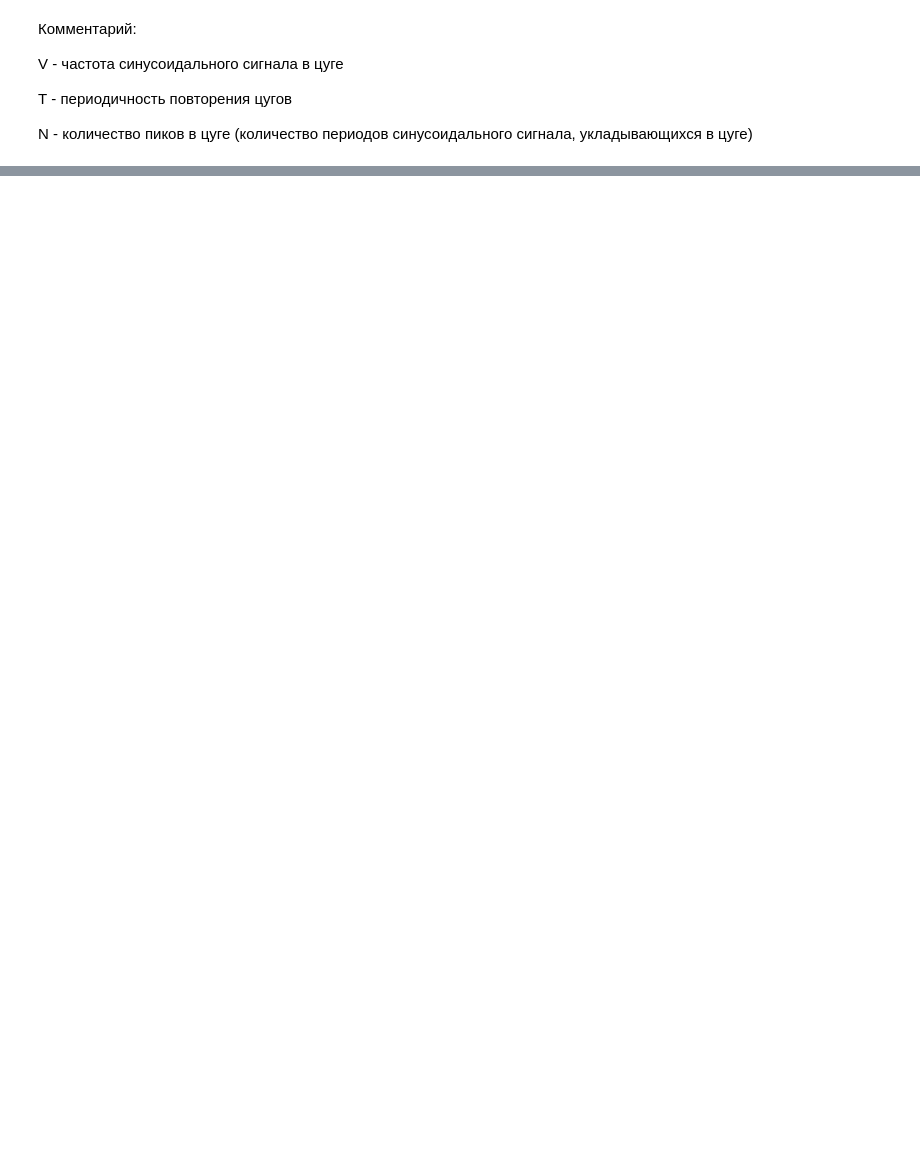
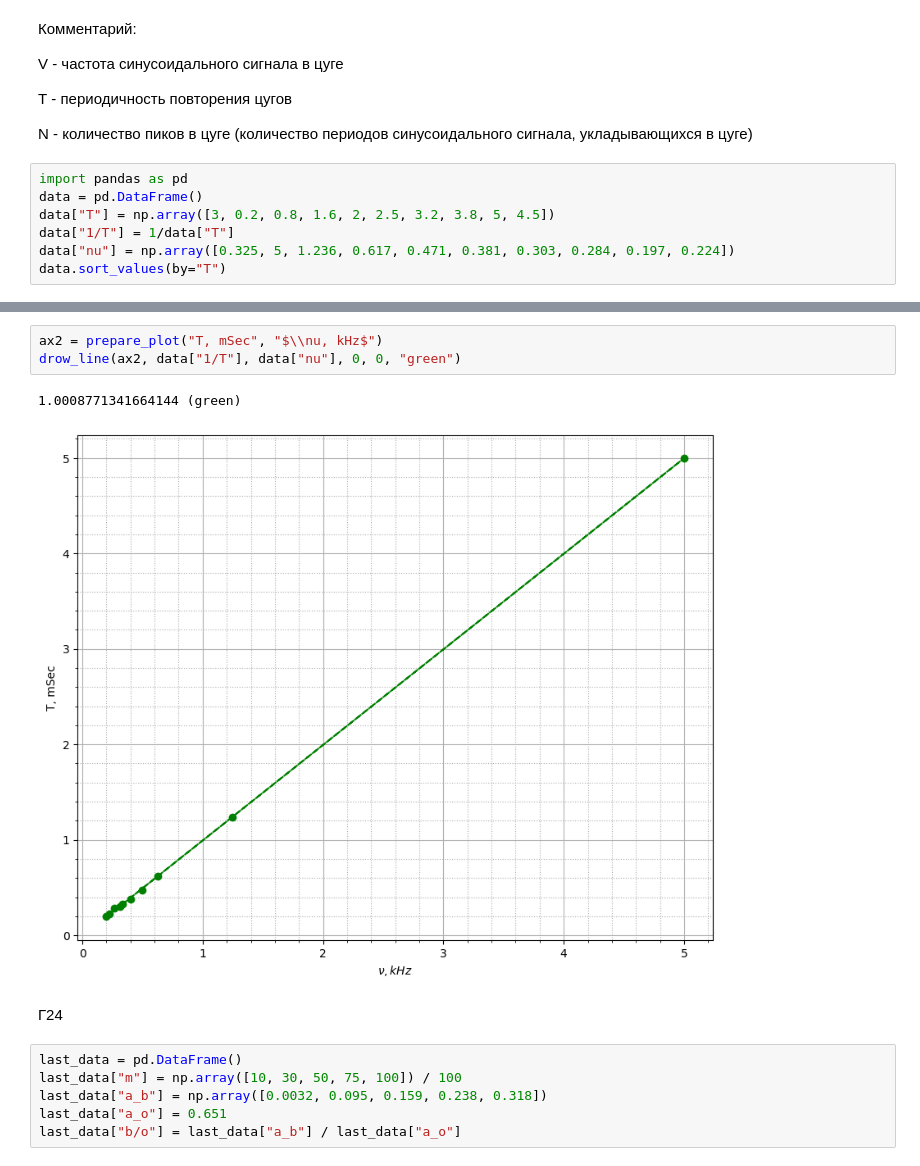
Before and after one commit to alexzhelyapov1/labs_mipt, a Jupyter notebook: 3.6.1/3.6.1.ipynb, the cells around one changed output, grey strips where cells are left out. Cells and saved outputs as stored; diff of their text form; blank space fills up the shorter version.

```diff
--- a/3.6.1/3.6.1.ipynb
+++ b/3.6.1/3.6.1.ipynb
@@ -35,3 +92,10 @@ V - частота синусоидального сигнала в цуге
 Т - периодичность повторения цугов
 
 N - количество пиков в цуге (количество периодов синусоидального сигнала, укладывающихся в цуге)
+# %%
+import pandas as pd
+data = pd.DataFrame()
+data["T"] = np.array([3, 0.2, 0.8, 1.6, 2, 2.5, 3.2, 3.8, 5, 4.5])
+data["1/T"] = 1/data["T"]
+data["nu"] = np.array([0.325, 5, 1.236, 0.617, 0.471, 0.381, 0.303, 0.284, 0.197, 0.224])
+data.sort_values(by="T")
@@ -37,0 +114,14 @@ N - количество пиков в цуге (количество перио
+# %%
+ax2 = prepare_plot("T, mSec", "$\\nu, kHz$")
+drow_line(ax2, data["1/T"], data["nu"], 0, 0, "green")
+# %% [output]
+1.0008771341664144 (green)
+[figure, added]
+# %% [markdown]
+Г24
+# %%
+last_data = pd.DataFrame()
+last_data["m"] = np.array([10, 30, 50, 75, 100]) / 100
+last_data["a_b"] = np.array([0.0032, 0.095, 0.159, 0.238, 0.318])
+last_data["a_o"] = 0.651
+last_data["b/o"] = last_data["a_b"] / last_data["a_o"]
```
Also changed, not shown: parts of 11 cells of this notebook, 20 other files.
